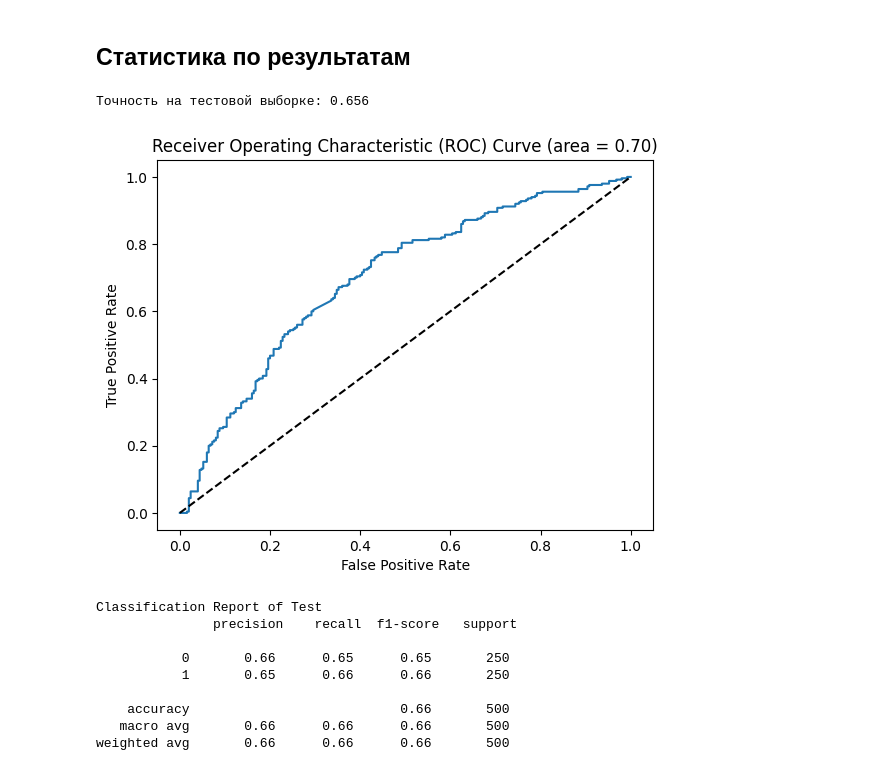
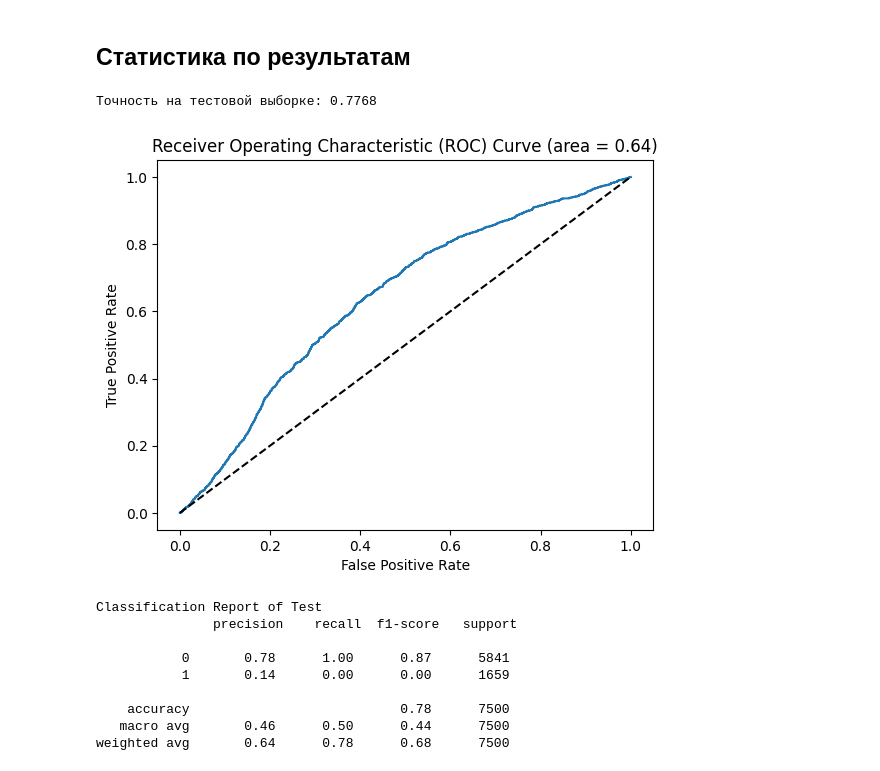
Before and after one commit to MalykhSergey/--, a Jupyter notebook: lab#2_SVM.ipynb, the cells around one changed output. Cells and saved outputs as stored; diff of their text form; code cells hidden in the pictures.

Commit message:
Full test data for svm

```diff
--- a/lab#2_SVM.ipynb
+++ b/lab#2_SVM.ipynb
@@ -60,7 +60,10 @@ res_data = pandas.concat([resample(def_data, replace=False, n_samples=1000, rand
                           resample(ndef_data, replace=False, n_samples=1000, random_state=42)])
 X = res_data.drop("default payment next month", axis=1, inplace=False)
 Y = res_data["default payment next month"]
+X_full = data.drop("default payment next month", axis=1, inplace=False)
+Y_full = data["default payment next month"]
 train_X, test_X, train_Y, test_Y = train_test_split(X, Y, stratify=Y,)
+train_X_full, test_X_full, train_Y_full, test_Y_full = train_test_split(X_full, Y_full, stratify=Y_full,)
 params = {
     "kernel":['linear', 'poly', 'rbf', 'sigmoid', 'precomputed']
 }
@@ -91,34 +94,34 @@ print(grid_search.best_params_)
 ## Классификация
 # %%
 svm_classifier = SVC (C=72, gamma="scale",probability=True)
-svm_classifier.fit(train_X, train_Y)
-test_predict_Y = svm_classifier.predict(test_X)
-test_predict_proba_Y = svm_classifier.predict_proba(test_X)[:,1]
+svm_classifier.fit(train_X_full, train_Y_full)
+test_predict_Y = svm_classifier.predict(test_X_full)
+test_predict_proba_Y = svm_classifier.predict_proba(test_X_full)[:,1]
 # %% [markdown]
 ## Статистика по результатам
 # %%
-print('Точность на тестовой выборке:',accuracy_score(test_Y,test_predict_Y))
+print('Точность на тестовой выборке:',accuracy_score(test_Y_full,test_predict_Y))
 # Вычисление ROC-кривой и её параметров
-fpr, tpr, thresholds = roc_curve(test_Y, test_predict_proba_Y)
+fpr, tpr, thresholds = roc_curve(test_Y_full, test_predict_proba_Y)
 
 # Построение ROC-кривой
 plot.plot(fpr, tpr)
 plot.plot([0, 1], [0, 1], 'k--')  # Случайное предсказание
 plot.xlabel('False Positive Rate')
 plot.ylabel('True Positive Rate')
-plot.title('Receiver Operating Characteristic (ROC) Curve (area = %0.2f)'% roc_auc_score(test_Y, test_predict_proba_Y))
+plot.title('Receiver Operating Characteristic (ROC) Curve (area = %0.2f)'% roc_auc_score(test_Y_full, test_predict_proba_Y))
 plot.show()
 
-print('Classification Report of Test\n',  classification_report(test_Y, test_predict_Y))
+print('Classification Report of Test\n',  classification_report(test_Y_full, test_predict_Y))
 # %% [output]
-Точность на тестовой выборке: 0.656
+Точность на тестовой выборке: 0.7768
-[figure, old version]
+[figure, new version]
 Classification Report of Test
                precision    recall  f1-score   support
 
-           0       0.66      0.65      0.65       250
-           1       0.65      0.66      0.66       250
+           0       0.78      1.00      0.87      5841
+           1       0.14      0.00      0.00      1659
 
-    accuracy                           0.66       500
-   macro avg       0.66      0.66      0.66       500
-weighted avg       0.66      0.66      0.66       500
+    accuracy                           0.78      7500
+   macro avg       0.46      0.50      0.44      7500
+weighted avg       0.64      0.78      0.68      7500
```
